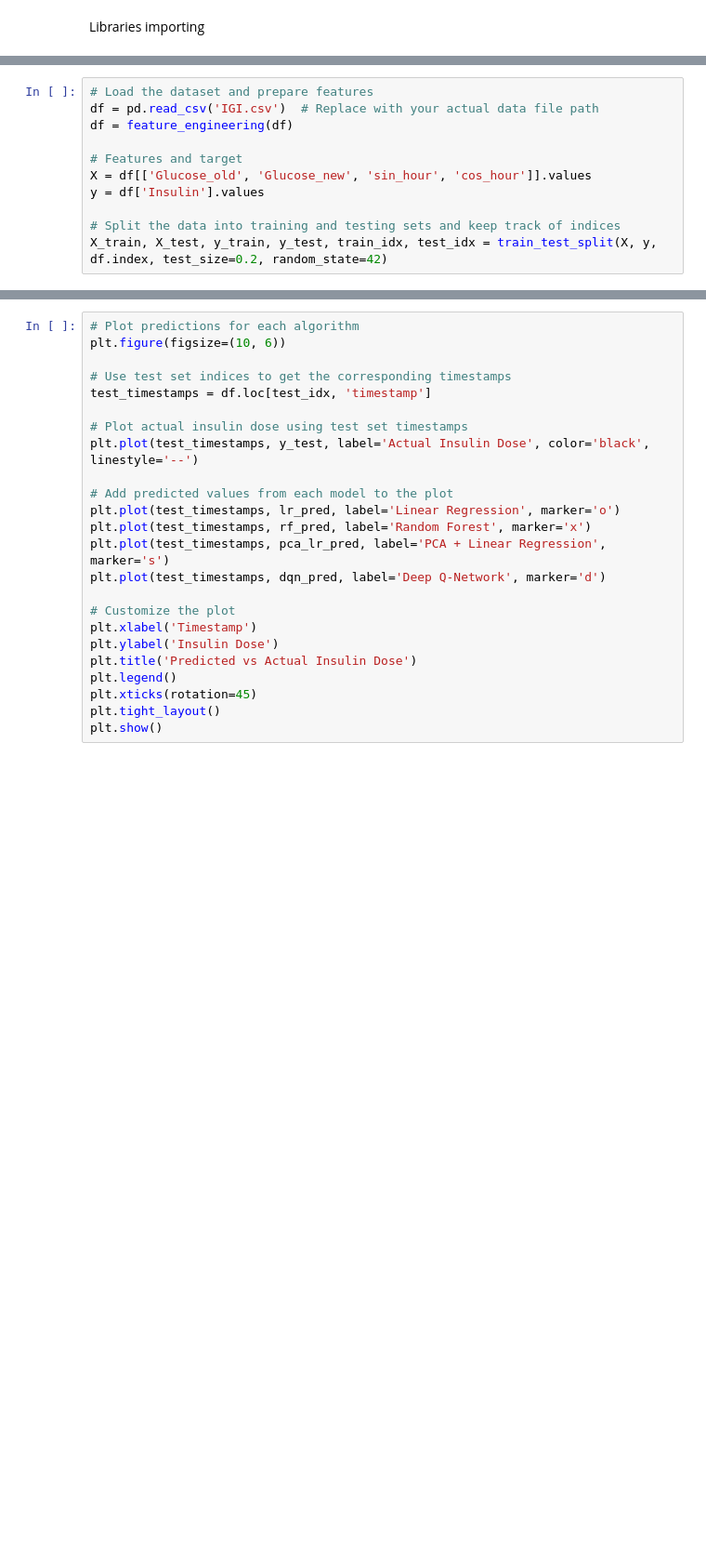
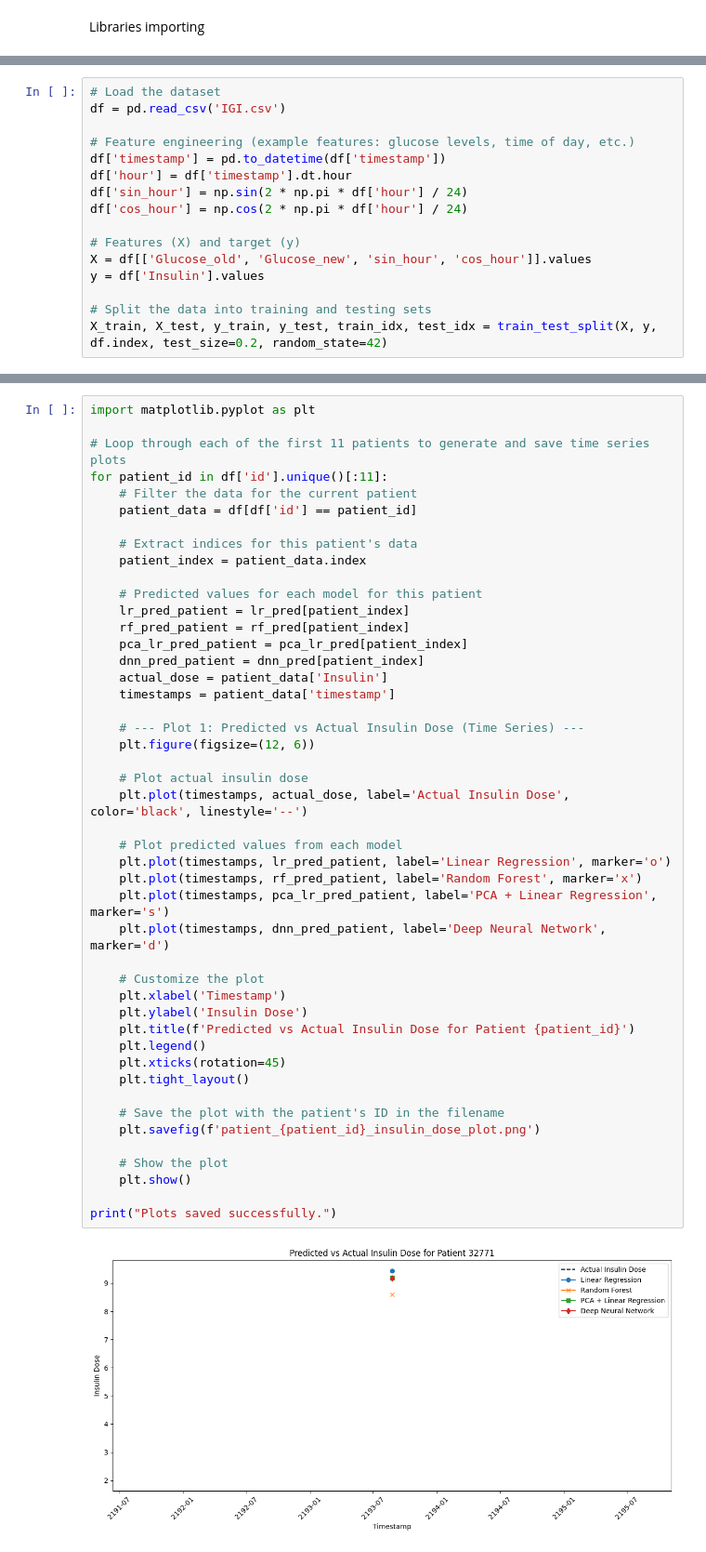
Before and after one commit to GeoLek/Optimal-Insulin-Dosage-Value-Prediction, a Jupyter notebook: Optimal Insulin Dosage Value Prediction.ipynb, the cells around one changed output, grey strips where cells are left out. Shown at 93% size. Cells and saved outputs as stored; diff of their text form; blank space fills up the shorter version.

```diff
--- a/Optimal Insulin Dosage Value Prediction.ipynb
+++ b/Optimal Insulin Dosage Value Prediction.ipynb
@@ -49,11 +23,16 @@ Dataset loading
 # %%
-# Load the dataset and prepare features
-df = pd.read_csv('IGI.csv')  # Replace with your actual data file path
-df = feature_engineering(df)
+# Load the dataset
+df = pd.read_csv('IGI.csv')
 
-# Features and target
+# Feature engineering (example features: glucose levels, time of day, etc.)
+df['timestamp'] = pd.to_datetime(df['timestamp'])
+df['hour'] = df['timestamp'].dt.hour
+df['sin_hour'] = np.sin(2 * np.pi * df['hour'] / 24)
+df['cos_hour'] = np.cos(2 * np.pi * df['hour'] / 24)
+
+# Features (X) and target (y)
 X = df[['Glucose_old', 'Glucose_new', 'sin_hour', 'cos_hour']].values
 y = df['Insulin'].values
 
-# Split the data into training and testing sets and keep track of indices
+# Split the data into training and testing sets
 X_train, X_test, y_train, y_test, train_idx, test_idx = train_test_split(X, y, df.index, test_size=0.2, random_state=42)
@@ -133,24 +184,48 @@ Plot Predictions for All Models
 # %%
-# Plot predictions for each algorithm
-plt.figure(figsize=(10, 6))
+import matplotlib.pyplot as plt
 
-# Use test set indices to get the corresponding timestamps
-test_timestamps = df.loc[test_idx, 'timestamp']
+# Loop through each of the first 11 patients to generate and save time series plots
+for patient_id in df['id'].unique()[:11]:
+    # Filter the data for the current patient
+    patient_data = df[df['id'] == patient_id]
 
-# Plot actual insulin dose using test set timestamps
-plt.plot(test_timestamps, y_test, label='Actual Insulin Dose', color='black', linestyle='--')
+    # Extract indices for this patient's data
+    patient_index = patient_data.index
 
-# Add predicted values from each model to the plot
-plt.plot(test_timestamps, lr_pred, label='Linear Regression', marker='o')
-plt.plot(test_timestamps, rf_pred, label='Random Forest', marker='x')
-plt.plot(test_timestamps, pca_lr_pred, label='PCA + Linear Regression', marker='s')
-plt.plot(test_timestamps, dqn_pred, label='Deep Q-Network', marker='d')
+    # Predicted values for each model for this patient
+    lr_pred_patient = lr_pred[patient_index]
+    rf_pred_patient = rf_pred[patient_index]
+    pca_lr_pred_patient = pca_lr_pred[patient_index]
+    dnn_pred_patient = dnn_pred[patient_index]
+    actual_dose = patient_data['Insulin']
+    timestamps = patient_data['timestamp']
 
-# Customize the plot
-plt.xlabel('Timestamp')
-plt.ylabel('Insulin Dose')
-plt.title('Predicted vs Actual Insulin Dose')
-plt.legend()
-plt.xticks(rotation=45)
-plt.tight_layout()
-plt.show()
+    # --- Plot 1: Predicted vs Actual Insulin Dose (Time Series) ---
+    plt.figure(figsize=(12, 6))
+
+    # Plot actual insulin dose
+    plt.plot(timestamps, actual_dose, label='Actual Insulin Dose', color='black', linestyle='--')
+
+    # Plot predicted values from each model
+    plt.plot(timestamps, lr_pred_patient, label='Linear Regression', marker='o')
+    plt.plot(timestamps, rf_pred_patient, label='Random Forest', marker='x')
+    plt.plot(timestamps, pca_lr_pred_patient, label='PCA + Linear Regression', marker='s')
+    plt.plot(timestamps, dnn_pred_patient, label='Deep Neural Network', marker='d')
+
+    # Customize the plot
+    plt.xlabel('Timestamp')
+    plt.ylabel('Insulin Dose')
+    plt.title(f'Predicted vs Actual Insulin Dose for Patient {patient_id}')
+    plt.legend()
+    plt.xticks(rotation=45)
+    plt.tight_layout()
+
+    # Save the plot with the patient's ID in the filename
+    plt.savefig(f'patient_{patient_id}_insulin_dose_plot.png')
+
+    # Show the plot
+    plt.show()
+
+print("Plots saved successfully.")
+# %% [output]
+[figure, added]
```
Also changed, not shown: parts of 26 cells of this notebook.
